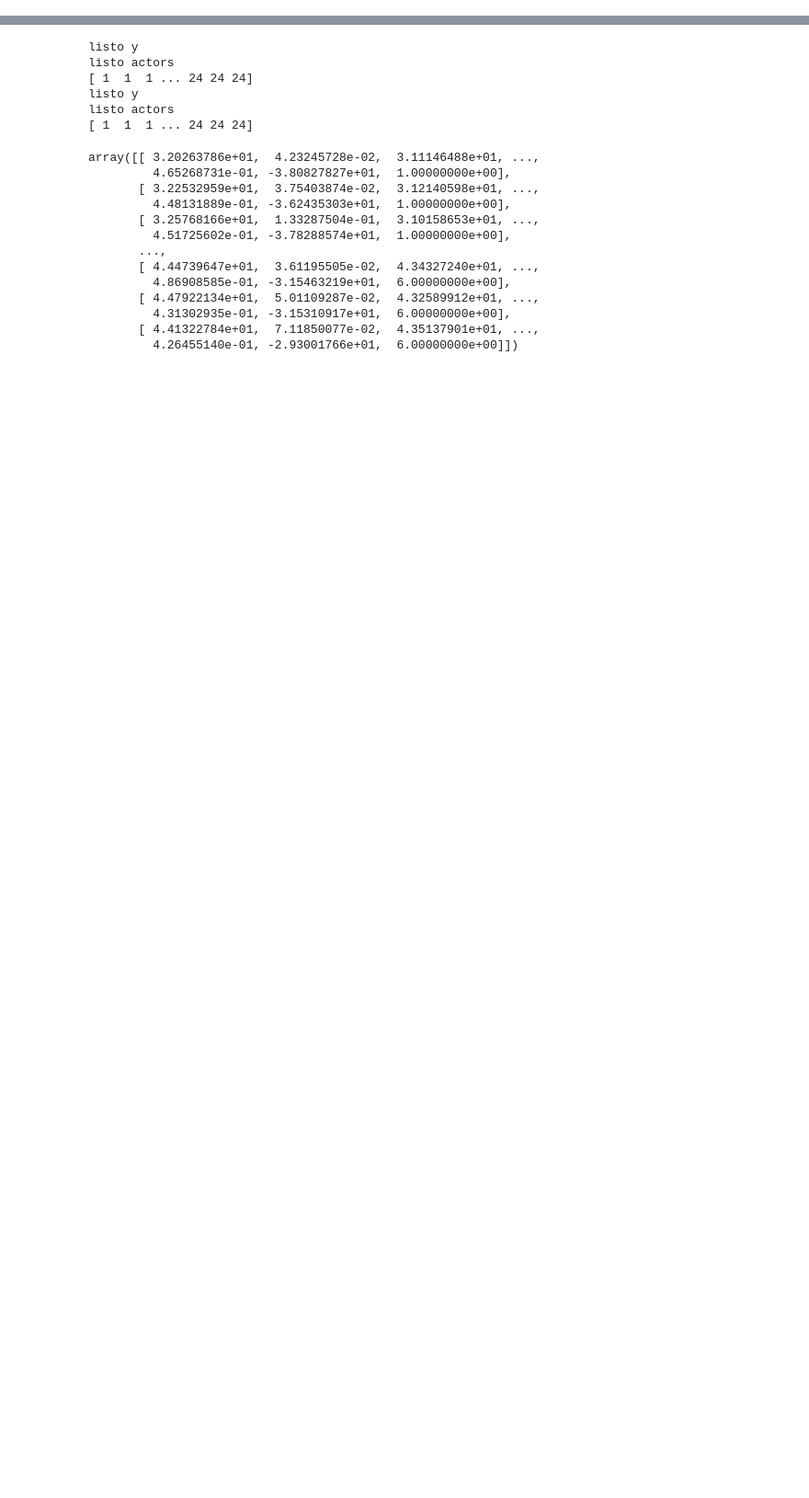
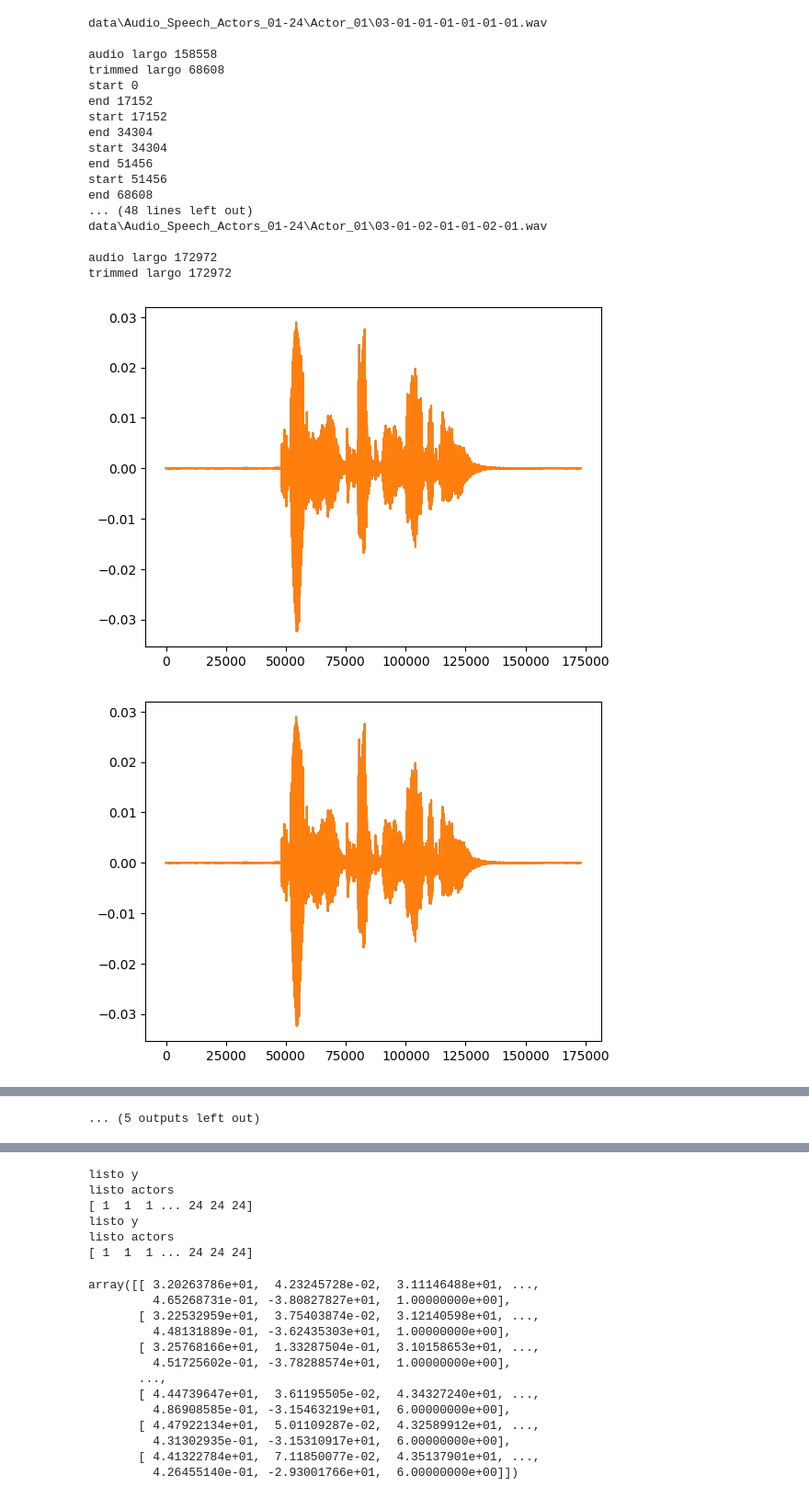
Before and after one commit to castillocande/speech-emotion-recognition-ml, a Jupyter notebook: prueba.ipynb, the cells around one changed output, grey strips where cells are left out. Shown at 92% size. Saved outputs shown, nothing was run; the diff lists cells and outputs as text; code cells hidden in the pictures; blank space fills up the shorter version.

```diff
--- a/prueba.ipynb
+++ b/prueba.ipynb
@@ -155,6 +155,8 @@ class AudioProcessor:
             plt.plot(audio)
             plt.show()
             print("Largo trimmed", len(trimmed_audio))
+            plt.plot(trimmed_audio)
+            plt.show()
 
         # Segmentar el audio recortado
         segment_length = len(trimmed_audio) // num_parts
@@ -175,7 +177,7 @@ class AudioProcessor:
 
 
 
-    def segment_audio2(self, audio, num_parts, top_db=50):
+    def segment_audio2(self, audio, num_parts, top_db=30):
         # Recortar los silencios
         print("")
         print("audio largo", len(audio))
@@ -208,6 +210,7 @@ class AudioProcessor:
     def process_dataset(self, data_path, save_path, n_segments=1):
 
         files = glob(data_path)
+        #files = [data_path]
 
         smile = opensmile.Smile(
             feature_set=opensmile.FeatureSet.eGeMAPSv02,
@@ -221,7 +224,7 @@ class AudioProcessor:
             # Cargar y segmentar el audio
             audio, sr = sf.read(file)
             print(file)
-            segments = self.segment_audio(audio, n_segments)
+            segments = self.segment_audio2(audio, n_segments) ## CAMBIO sacar el 2
 
             for segment in segments:
                 #print(len(segment))
@@ -375,0 +305,29 @@ Largo trimmed 5632
+# %%
+speech2_dataset = "data/2Speech_dataset.npy"
+speech4_dataset = "data/4Speech_dataset.npy"
+
+path = r"data\Audio_Speech_Actors_01-24\*\*"
+
+AP.process_dataset(path, speech4_dataset, int(os.path.basename(speech4_dataset)[0]))
+"data\Audio_Speech_Actors_01-24\Actor_09\03-01-04-01-01-01-09.wav"
+r"data\Audio_Speech_Actors_01-24\Actor_09\03-01-02-01-02-01-09(1).wav"
+# %% [output]
+data\Audio_Speech_Actors_01-24\Actor_01\03-01-01-01-01-01-01.wav
+
+audio largo 158558
+trimmed largo 68608
+start 0
+end 17152
+start 17152
+end 34304
+start 34304
+end 51456
+start 51456
+end 68608
+... (48 lines left out)
+data\Audio_Speech_Actors_01-24\Actor_01\03-01-02-01-01-02-01.wav
+
+audio largo 172972
+trimmed largo 172972
+[figure, added]
+[figure, added]
@@ -376 +391,2 @@ Largo trimmed 5632
+... (5 outputs left out)
 # %%
```
Also changed, not shown: parts of 7 cells of this notebook, 4 other files.
